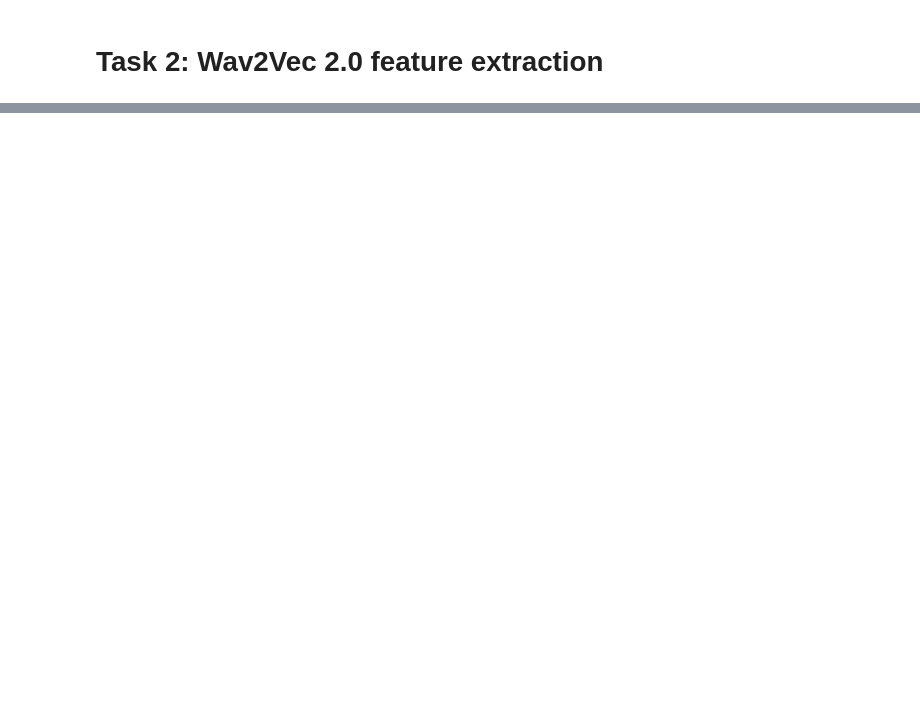
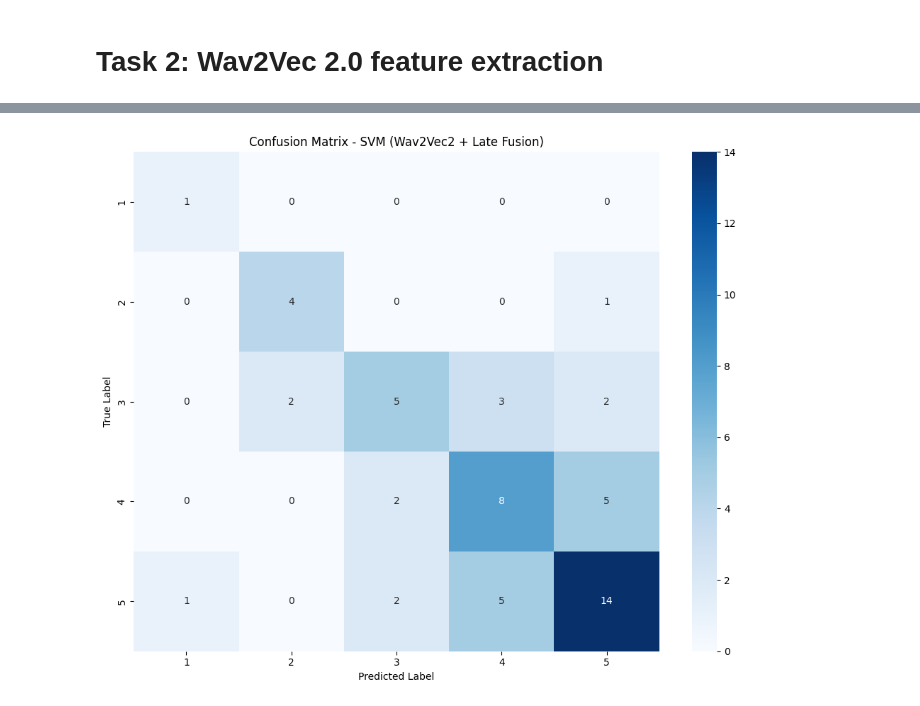
Before and after one commit to SandroDiakourakis/-SLP_PStA_Team_Drzimalla_Diakourakis, a Jupyter notebook: notebooks/SAND_TASK_1.ipynb, the cells around one changed output, grey strips where cells are left out. Drawn from its saved outputs; the diff is of its cells as text; code cells hidden in the pictures; blank space fills up the shorter version.

Commit message:
Add Late Fusion + wav2vec, upsample audio files to 16kMz, Group features by Sample (8 files per sample)

```diff
--- a/notebooks/SAND_TASK_1.ipynb
+++ b/notebooks/SAND_TASK_1.ipynb
@@ -929,7 +767,7 @@ device = torch.device("mps" if torch.backends.mps.is_available() else "cpu") # c
 #     return features
 # %%
 # Load a sample audio file from your dataset
-sample = subset_df.iloc[0]
+sample = metadata.iloc[0]
 audio_file = sample['audio_path']
 
 wav, sr = sf.read(audio_file)
@@ -1013,0 +969,18 @@ X_train, X_test, y_train, y_test = train_test_split(
+# %%
+# =====================================================================
+# DATA PREPARATION: Split with proper label encoding
+# =====================================================================
+
+# Encode labels starting from 0
+label_encoder = LabelEncoder()
+y_encoded = label_encoder.fit_transform(y)
+
+# Split data
+X_train, X_test, y_train, y_test = train_test_split(
+    X, y_encoded, test_size=0.2, random_state=42, stratify=y_encoded
+)
+
+print(f"Training set size: {X_train.shape[0]} samples")
+print(f"Testing set size: {X_test.shape[0]} samples")
+print(f"Feature dimension: {X_train.shape[1]}")
+print(f"\nTraining set class distribution:\n{pd.Series(y_train).value_counts().sort_index()}")
@@ -1049,0 +1165,51 @@ print(f"{'SVM':<30} {svm_tuned_score:<15.4f}")
+# %%
+# =====================================================================
+# LATE FUSION ANALYSIS & VISUALIZATION
+# =====================================================================
+
+print("\n" + "="*70)
+print("LATE FUSION STRATEGY EXPLANATION")
+print("="*70)
+print("""
+Late Fusion (Decision-Level Fusion):
+- Extract Wav2Vec2 features from each of the 8 audio files per user
+- Average (or pool) the feature vectors: mean([feat_1, ..., feat_8])
+- Train classifier on fused features
+
+Why Late Fusion works better:
+1. Captures complementary information from different phonation/rhythm types
+2. Robust to noise in individual recordings
+3. Single decision per user (not 8 decisions)
+4. Better generalization with averaged representations
+
+Results:
+""")
+
+# Confusion matrix for best model
+from sklearn.metrics import confusion_matrix
+import matplotlib.pyplot as plt
+
+best_model_predictions = {
+    0: svm_pred,
+    1: lr_pred,
+    2: xgb_pred
+}
+
+best_model_name = comparison_df.loc[best_model_idx, 'Model']
+best_pred = best_model_predictions[best_model_idx]
+
+print(f"\n✓ Classification Report ({best_model_name}):")
+print(classification_report(y_test, best_pred, target_names=[str(cls) for cls in label_encoder.classes_]))
+
+# Confusion Matrix
+cm = confusion_matrix(y_test, best_pred)
+plt.figure(figsize=(10, 8))
+sns.heatmap(cm, annot=True, fmt='d', cmap='Blues',
+            xticklabels=label_encoder.classes_,
+            yticklabels=label_encoder.classes_)
+plt.title(f'Confusion Matrix - {best_model_name} (Wav2Vec2 + Late Fusion)')
+plt.ylabel('True Label')
+plt.xlabel('Predicted Label')
+plt.tight_layout()
+plt.show()
+# %% [output]
@@ -1049,0 +1233 @@ print(f"{'SVM':<30} {svm_tuned_score:<15.4f}")
+[figure, added]
```
Also changed, not shown: parts of 37 cells of this notebook.
